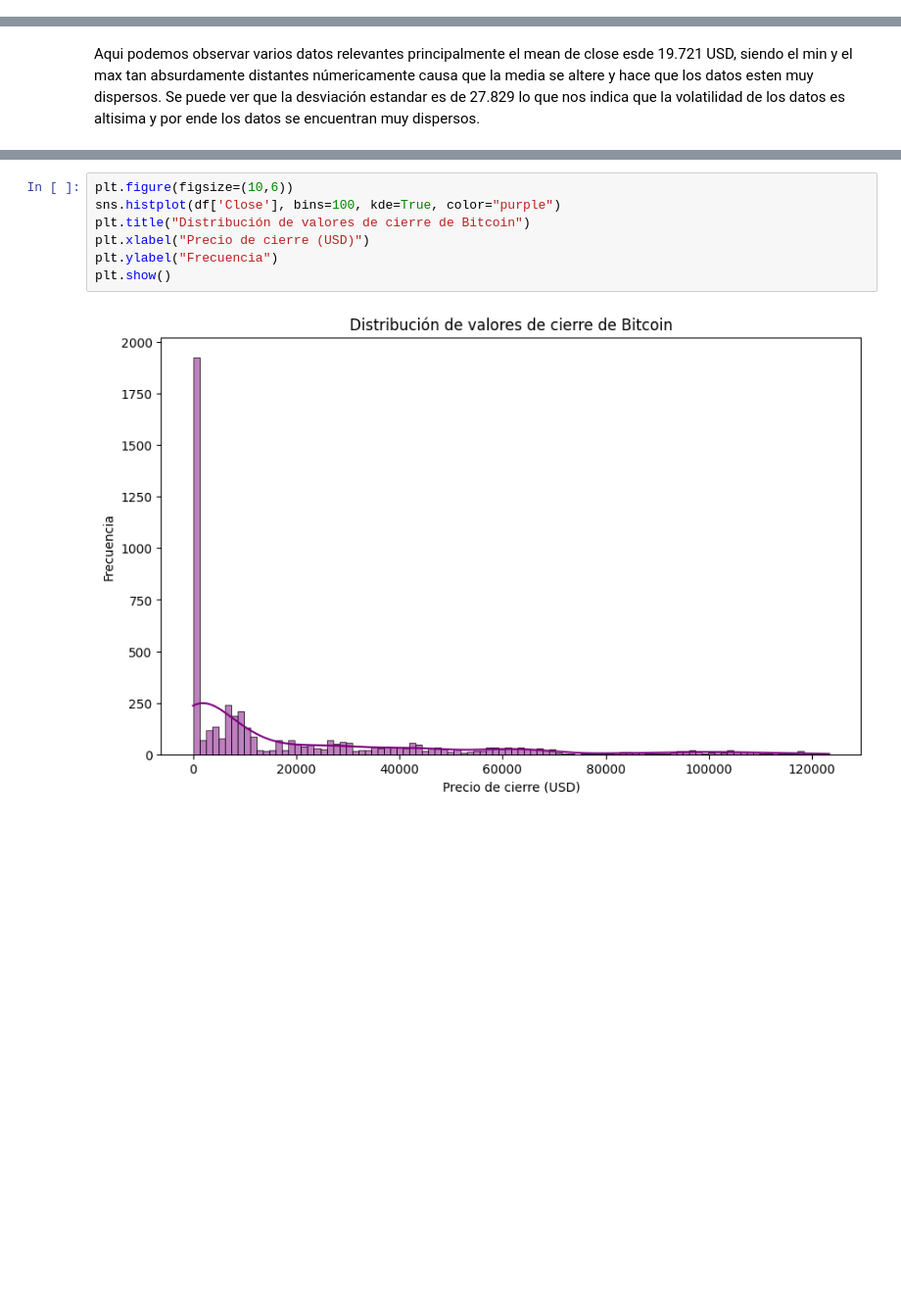
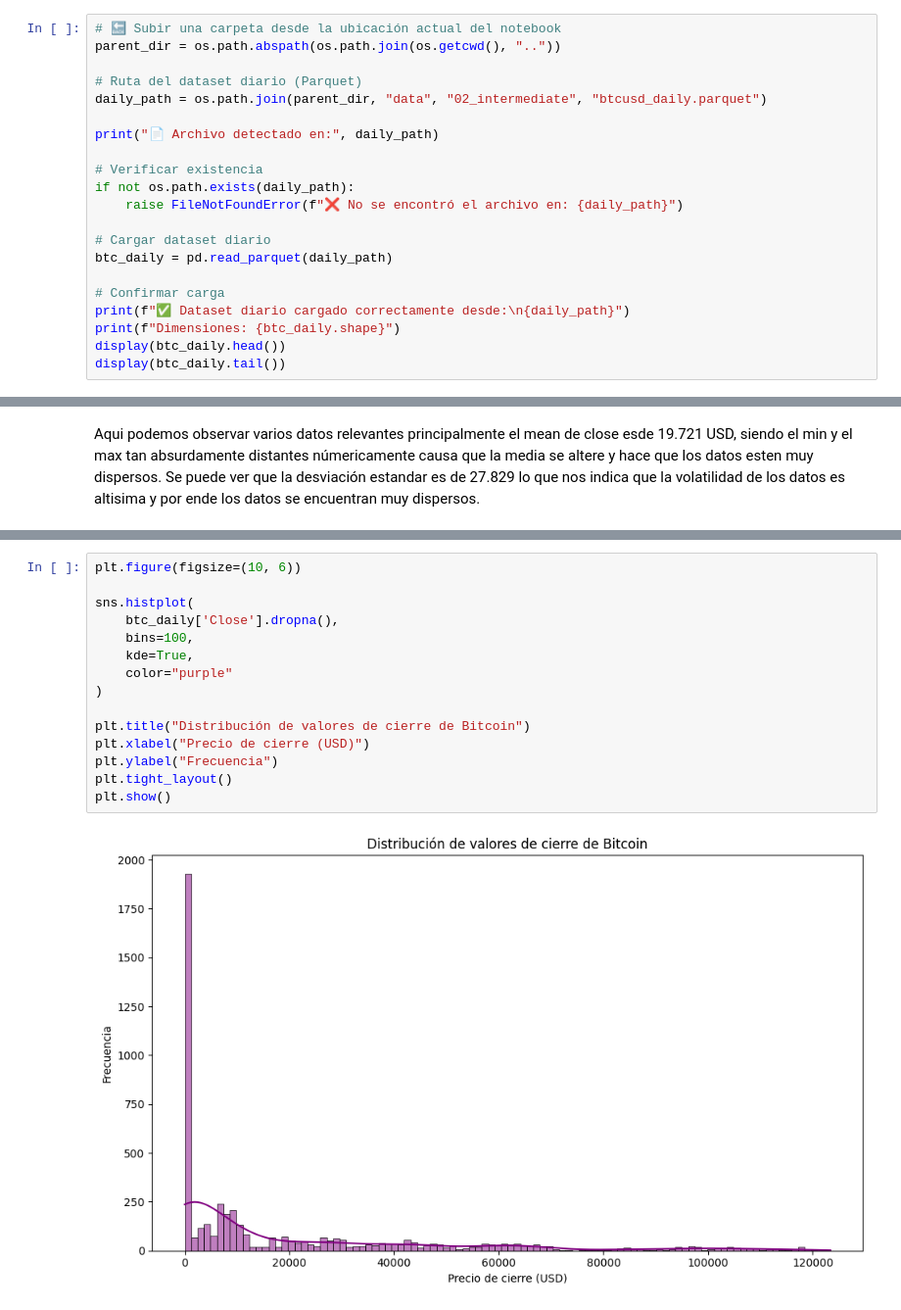
Before and after one commit to AlexandreKc/SUMATIVA2_IDN, a Jupyter notebook: notebook/BI_T1_SebastianCarrera.ipynb, the cells around one changed output, grey strips where cells are left out. Shown: that part at 98% size. Saved outputs shown, nothing was run; the diff lists cells and outputs as text; blank space fills up the shorter version.

```diff
--- a/notebook/BI_T1_SebastianCarrera.ipynb
+++ b/notebook/BI_T1_SebastianCarrera.ipynb
@@ -285,0 +142,21 @@ Name: Close, dtype: float64
+# %%
+# 🔙 Subir una carpeta desde la ubicación actual del notebook
+parent_dir = os.path.abspath(os.path.join(os.getcwd(), ".."))
+
+# Ruta del dataset diario (Parquet)
+daily_path = os.path.join(parent_dir, "data", "02_intermediate", "btcusd_daily.parquet")
+
+print("📄 Archivo detectado en:", daily_path)
+
+# Verificar existencia
+if not os.path.exists(daily_path):
+    raise FileNotFoundError(f"❌ No se encontró el archivo en: {daily_path}")
+
+# Cargar dataset diario
+btc_daily = pd.read_parquet(daily_path)
+
+# Confirmar carga
+print(f"✅ Dataset diario cargado correctamente desde:\n{daily_path}")
+print(f"Dimensiones: {btc_daily.shape}")
+display(btc_daily.head())
+display(btc_daily.tail())
@@ -288,10 +324,18 @@ Aqui podemos observar varios datos relevantes principalmente el mean de close es
 # %%
-plt.figure(figsize=(10,6))
-sns.histplot(df['Close'], bins=100, kde=True, color="purple")
+plt.figure(figsize=(10, 6))
+
+sns.histplot(
+    btc_daily['Close'].dropna(),
+    bins=100,
+    kde=True,
+    color="purple"
+)
+
 plt.title("Distribución de valores de cierre de Bitcoin")
 plt.xlabel("Precio de cierre (USD)")
 plt.ylabel("Frecuencia")
+plt.tight_layout()
 plt.show()
 # %% [output]
-[figure, old version]
+[figure, new version]
 # %% [markdown]
```
Also changed, not shown: parts of 57 cells of this notebook, 2 other files.
